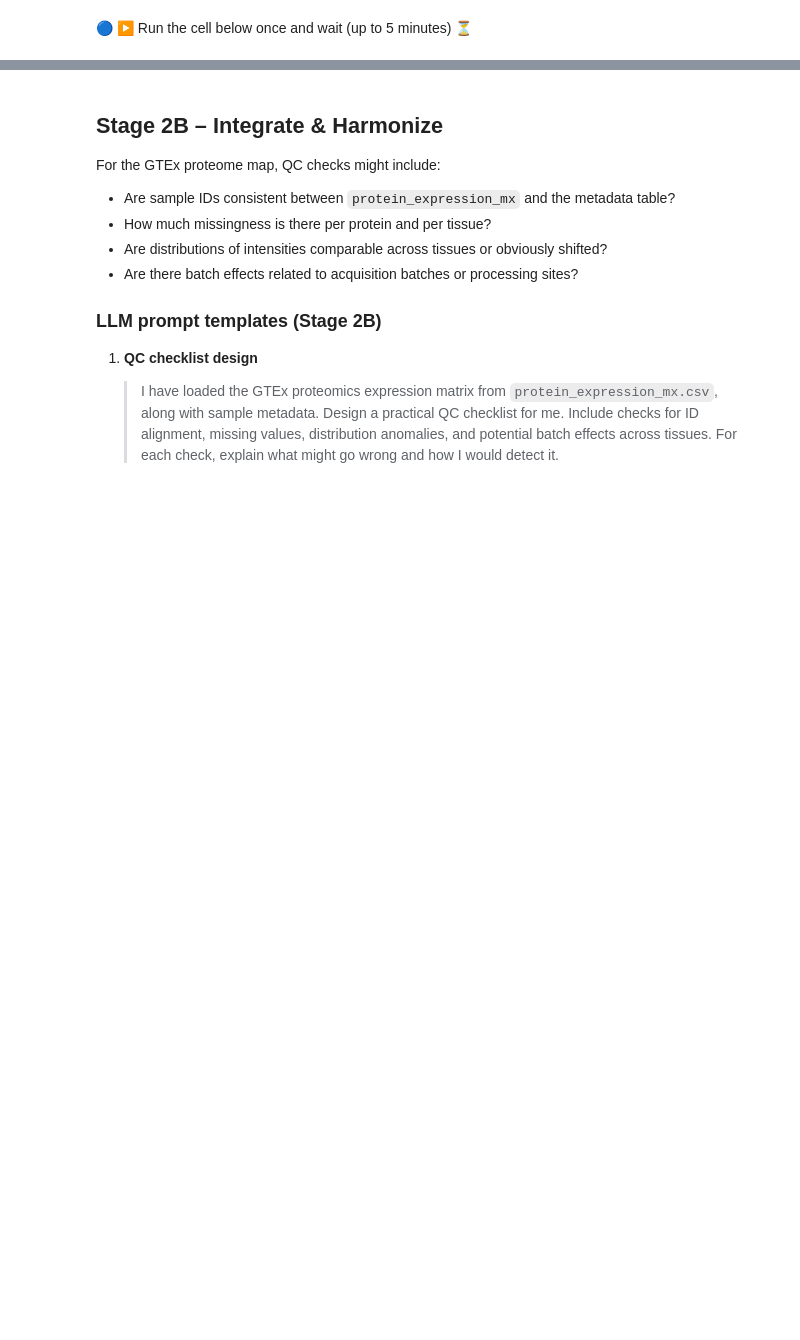
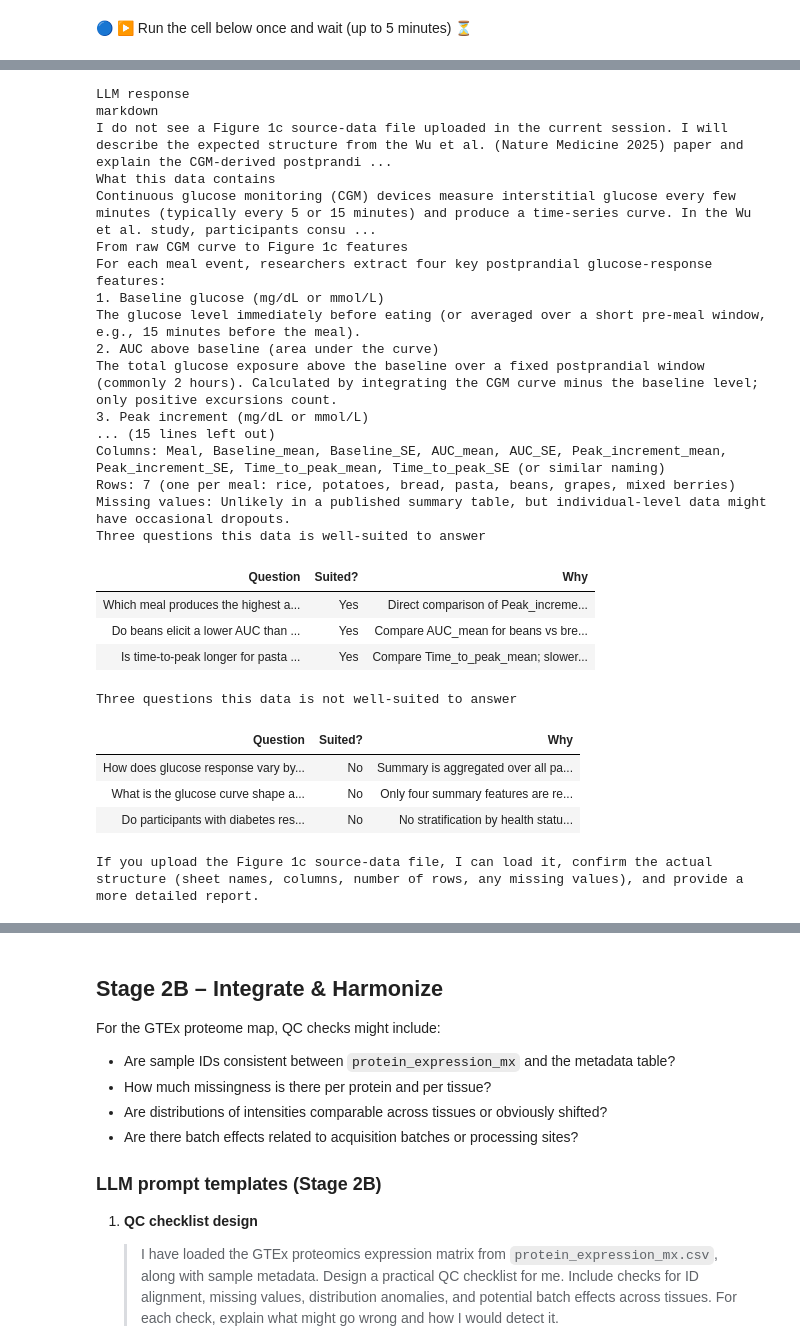
Before and after one commit to nick-allen21/cs273c-proj-spr26, a Jupyter notebook: Algorithmic_Thinking_and_Proteomics_Data_Pretty.ipynb, the cells around one changed output, grey strips where cells are left out. Drawn from its saved outputs; the diff is of its cells as text; code cells hidden in the pictures; blank space fills up the shorter version.

Commit message:
Stage 2A verification + Stage 4A prompt

```diff
--- a/Algorithmic_Thinking_and_Proteomics_Data_Pretty.ipynb
+++ b/Algorithmic_Thinking_and_Proteomics_Data_Pretty.ipynb
@@ -451,18 +441,28 @@ This step is about <b>getting oriented</b>: what each file contains, how it conn
 # %%
 %%sdo_llm --show-reply
 
-Load the GTEx proteomics files:
-- `protein_expression_mx.csv` (protein abundance across multiple human tissues)
-- `protein_selected_names.csv` (curated list of tissue-enriched proteins)
+Data for reproducing Figure 1c of the CGM carbohydrate-meal study (Wu et al., Nature
+Medicine 2025): postprandial glucose-response features for seven standardized 50 g meals
+(rice, potatoes, bread, pasta, beans, grapes, mixed berries), derived from CGM curves and
+summarized per meal as mean +/- standard error.
 
 Tasks:
-- Explain in student-friendly language what these two files likely contain,
-  how they relate to the “Quantitative proteome map of the human body” paper,
-  and what types of biological questions they can address.
-- Identify three types of questions this dataset is well-suited to answer,
-  and three types of questions it is not well-suited to answer.
-- For each item in both lists, briefly explain why the dataset is or is not appropriate.
-- Present the results in a clear, structured format (e.g., a table with columns:
-  Question Type | Suited? (Yes/No) | Explanation).
+- Explain in student-friendly language what this data contains and how a raw CGM curve is
+  turned into the Figure 1c features: baseline glucose, AUC above baseline, peak increment,
+  and time from baseline to peak.
+- State what one row and one column represent, and what the per-meal summary aggregates over
+  (participants x meals x replicates -> mean +/- SE per meal).
+- Identify three questions this data is well-suited to answer and three it is not, one-line
+  reason each.
+- Present as a table: Item | Suited? (Yes/No) | Why.
 
-Paper: https://doi.org/10.1016/j.cell.2020.08.036
+If the Figure 1 source-data file has been uploaded, load it and report its actual structure
+(sheet names, columns, number of meals, any missing values); otherwise describe the expected
+structure from the paper. Be concise, prose + tables. Do not run code unless the file is
+present, and do not fetch URLs.
+
+To do (Stage 4A): structure confirmed by loading fig1.xlsx (sheets 1c_left, 1c_right) in the
+reproduction step below.
+
+Paper: Wu et al., Nature Medicine 2025, doi:10.1038/s41591-025-03719-2 (Figure 1c)
+# %% [output]
@@ -469 +470,28 @@ Paper: https://doi.org/10.1016/j.cell.2020.08.036
+LLM response
+markdown
+I do not see a Figure 1c source-data file uploaded in the current session. I will describe the expected structure from the Wu et al. (Nature Medicine 2025) paper and explain the CGM-derived postprandi ...
+What this data contains
+Continuous glucose monitoring (CGM) devices measure interstitial glucose every few minutes (typically every 5 or 15 minutes) and produce a time-series curve. In the Wu et al. study, participants consu ...
+From raw CGM curve to Figure 1c features
+For each meal event, researchers extract four key postprandial glucose-response features:
+1. Baseline glucose (mg/dL or mmol/L)
+The glucose level immediately before eating (or averaged over a short pre-meal window, e.g., 15 minutes before the meal).
+2. AUC above baseline (area under the curve)
+The total glucose exposure above the baseline over a fixed postprandial window (commonly 2 hours). Calculated by integrating the CGM curve minus the baseline level; only positive excursions count.
+3. Peak increment (mg/dL or mmol/L)
+... (15 lines left out)
+Columns: Meal, Baseline_mean, Baseline_SE, AUC_mean, AUC_SE, Peak_increment_mean, Peak_increment_SE, Time_to_peak_mean, Time_to_peak_SE (or similar naming)
+Rows: 7 (one per meal: rice, potatoes, bread, pasta, beans, grapes, mixed berries)
+Missing values: Unlikely in a published summary table, but individual-level data might have occasional dropouts.
+Three questions this data is well-suited to answer
+| Question | Suited? | Why |
+| Which meal produces the highest a... | Yes | Direct comparison of Peak_increme... |
+| Do beans elicit a lower AUC than ... | Yes | Compare AUC_mean for beans vs bre... |
+| Is time-to-peak longer for pasta ... | Yes | Compare Time_to_peak_mean; slower... |
+Three questions this data is not well-suited to answer
+| Question | Suited? | Why |
+| How does glucose response vary by... | No | Summary is aggregated over all pa... |
+| What is the glucose curve shape a... | No | Only four summary features are re... |
+| Do participants with diabetes res... | No | No stratification by health statu... |
+If you upload the Figure 1c source-data file, I can load it, confirm the actual structure (sheet names, columns, number of rows, any missing values), and provide a more detailed report.
 # %% [markdown]
```
Also changed, not shown: parts of 4 cells of this notebook.
